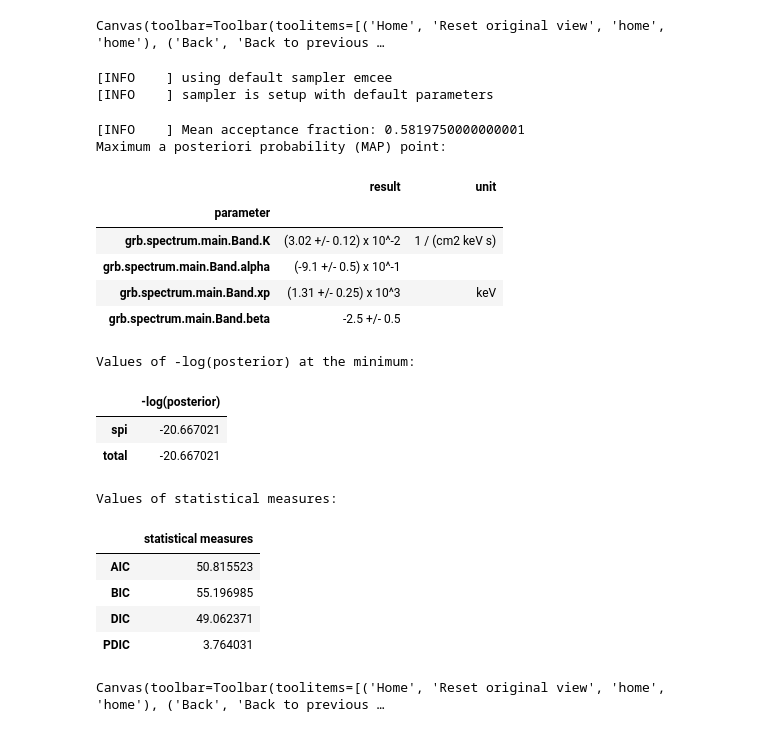
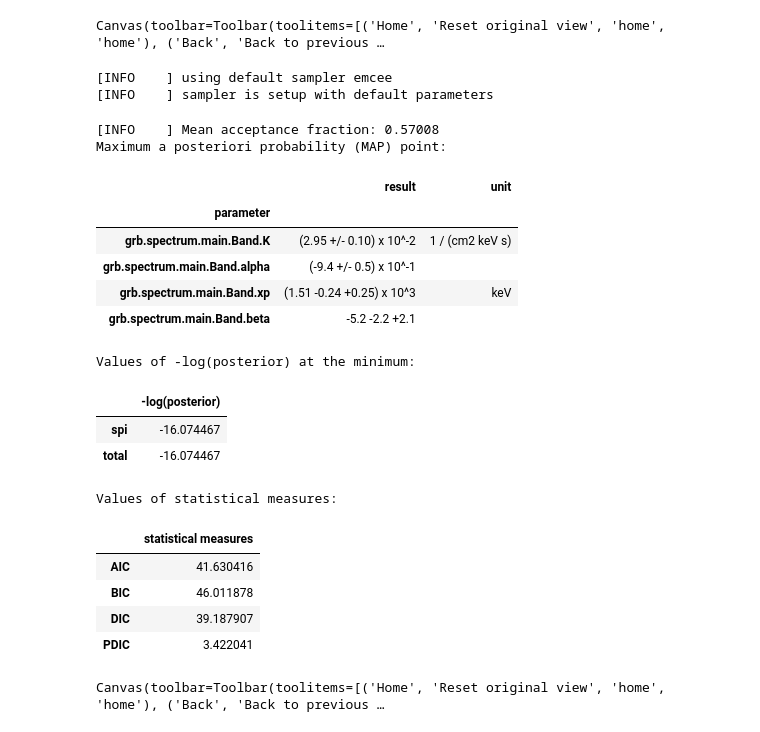
Before and after one commit to tsiegert/120711A, a Jupyter notebook: threeML.ipynb, the cells around one changed output. Cells and saved outputs as stored; diff of their text form; code cells hidden in the pictures.

```diff
--- a/threeML.ipynb
+++ b/threeML.ipynb
@@ -48,41 +48,62 @@ spi.view_count_spectrum();
 # %% [output]
 Canvas(toolbar=Toolbar(toolitems=[('Home', 'Reset original view', 'home', 'home'), ('Back', 'Back to previous …
 # %%
-band = Band()
+"""band = Band()
 band.alpha.prior = Truncated_gaussian(lower_bound=-1.5, upper_bound=1, mu=-1, sigma=0.5)
 band.beta.prior = Truncated_gaussian(lower_bound=-5, upper_bound=-1.6, mu=-2, sigma=0.5)
 band.xp.prior = Log_normal(mu=2, sigma=1)
 band.xp.bounds = (0, None)
 band.K.prior = Log_uniform_prior(lower_bound=1e-10, upper_bound=1e3)
 ps = PointSource("grb", 0, 0, spectral_shape=band)
+band_model = Model(ps)"""
+
+
+band = Band()
+band.alpha.min_value = None
+band.alpha.max_value = None
+band.alpha.prior = Truncated_gaussian(lower_bound=-1.5, upper_bound=10, mu=-1, sigma=1)
+
+band.beta.min_value = None
+band.beta.max_value = None
+band.beta.prior = Truncated_gaussian(lower_bound=-10, upper_bound=-1.6, mu=-4, sigma=2)
+#band.xp.prior = Log_normal(mu=2, sigma=1)
+band.xp.prior = Truncated_gaussian(lower_bound=25, upper_bound=8000, mu=1000, sigma=1000)
+band.xp.bounds = (None, None)
+#band.K.prior = Log_uniform_prior(lower_bound=1e-10, upper_bound=1e3)
+band.K.prior = Truncated_gaussian(lower_bound=1e-6, upper_bound=1e1, mu=5e-2, sigma=1e-1)
+ps = PointSource("grb", 0, 0, spectral_shape=band)
 band_model = Model(ps)
 # %%
 bayes = BayesianAnalysis(band_model, DataList(spi))
 # %%
+#bayes.set_sampler("multinest")
+#bayes.sampler.setup()#n_live_points=400)
+#_ = bayes.sample()
+
 bayes.set_sampler()
-bayes.sampler.setup(n_live_points=400,n_iterations=2000)
+bayes.sampler.setup(n_iterations=2500,n_burn_in=2500,n_walkers=20)
 _ = bayes.sample()
 # %% [output]
 [INFO    ] using default sampler emcee
 [INFO    ] sampler is setup with default parameters
-[INFO    ] Mean acceptance fraction: 0.5819750000000001
+[INFO    ] Mean acceptance fraction: 0.57008
 Maximum a posteriori probability (MAP) point:
 |  | result | unit |
 | parameter |  |  |
-| grb.spectrum.main.Band.K | (3.02 +/- 0.12) x 10^-2 | 1 / (cm2 keV s) |
-| grb.spectrum.main.Band.alpha | (-9.1 +/- 0.5) x 10^-1 |  |
-| grb.spectrum.main.Band.xp | (1.31 +/- 0.25) x 10^3 | keV |
-| grb.spectrum.main.Band.beta | -2.5 +/- 0.5 |  |
+| grb.spectrum.main.Band.K | (2.95 +/- 0.10) x 10^-2 | 1 / (cm2 keV s) |
+| grb.spectrum.main.Band.alpha | (-9.4 +/- 0.5) x 10^-1 |  |
+| grb.spectrum.main.Band.xp | (1.51 -0.24 +0.25) x 10^3 | keV |
+| grb.spectrum.main.Band.beta | -5.2 -2.2 +2.1 |  |
 Values of -log(posterior) at the minimum:
 |  | -log(posterior) |
-| spi | -20.667021 |
-| total | -20.667021 |
+| spi | -16.074467 |
+| total | -16.074467 |
 Values of statistical measures:
 |  | statistical measures |
-| AIC | 50.815523 |
-| BIC | 55.196985 |
-| DIC | 49.062371 |
-| PDIC | 3.764031 |
+| AIC | 41.630416 |
+| BIC | 46.011878 |
+| DIC | 39.187907 |
+| PDIC | 3.422041 |
 # %%
 bayes.restore_median_fit()
 
```
Also changed, not shown: parts of 7 cells of this notebook, 1 other file.
